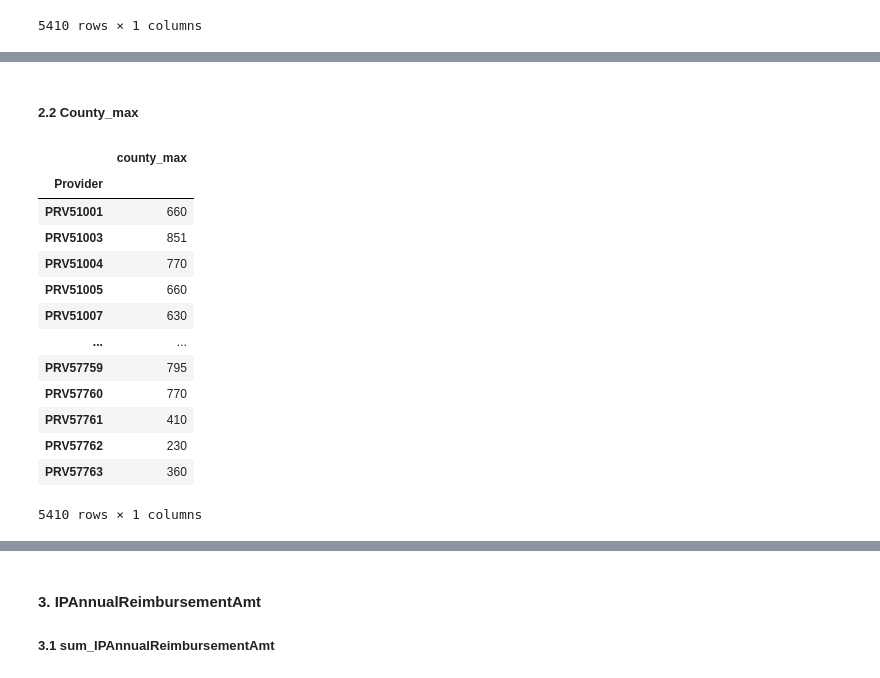
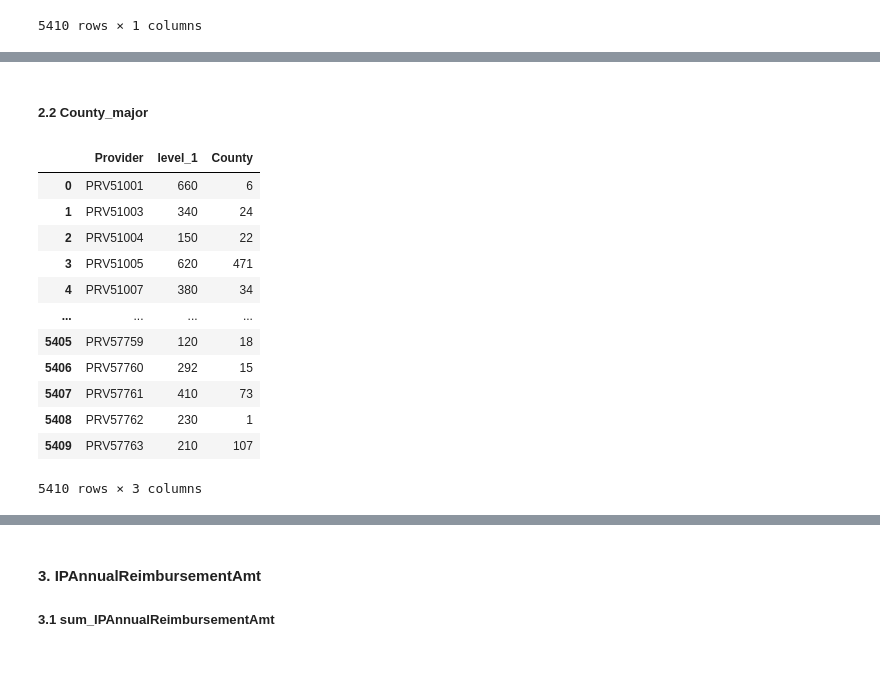
Before and after one commit to yang5hi/healthcare_provider_fraud_detection, a Jupyter notebook: provider_notebook_scc.ipynb, the cells around one changed output, grey strips where cells are left out. Saved outputs shown, nothing was run; the diff lists cells and outputs as text; code cells hidden in the pictures.

```diff
--- a/provider_notebook_scc.ipynb
+++ b/provider_notebook_scc.ipynb
@@ -183,22 +205,21 @@ provider_scc_df
 5410 rows × 5 columns
 # %% [markdown]
-##### 2.2 County_max
+##### 2.2 County_major
 # %%
-countydf_max= pd.DataFrame(merge_provider_df.groupby(['Provider']).County.max())
-countydf_max=countydf_max.rename(columns={"County": "county_max"})
-countydf_max
+countydf_major= pd.DataFrame(merge_provider_df.groupby(['Provider']).County.apply(lambda x: x.value_counts().head(1))\
+               .reset_index())
+countydf_major
 # %% [output]
-|  | county_max |
-| Provider |  |
-| PRV51001 | 660 |
-| PRV51003 | 851 |
-| PRV51004 | 770 |
-| PRV51005 | 660 |
-| PRV51007 | 630 |
-| ... | ... |
-| PRV57759 | 795 |
-| PRV57760 | 770 |
-| PRV57761 | 410 |
-| PRV57762 | 230 |
-| PRV57763 | 360 |
+|  | Provider | level_1 | County |
+| 0 | PRV51001 | 660 | 6 |
+| 1 | PRV51003 | 340 | 24 |
+| 2 | PRV51004 | 150 | 22 |
+| 3 | PRV51005 | 620 | 471 |
+| 4 | PRV51007 | 380 | 34 |
+| ... | ... | ... | ... |
+| 5405 | PRV57759 | 120 | 18 |
+| 5406 | PRV57760 | 292 | 15 |
+| 5407 | PRV57761 | 410 | 73 |
+| 5408 | PRV57762 | 230 | 1 |
+| 5409 | PRV57763 | 210 | 107 |
-5410 rows × 1 columns
+5410 rows × 3 columns
```
Also changed, not shown: parts of 14 cells of this notebook, 1 other file.
